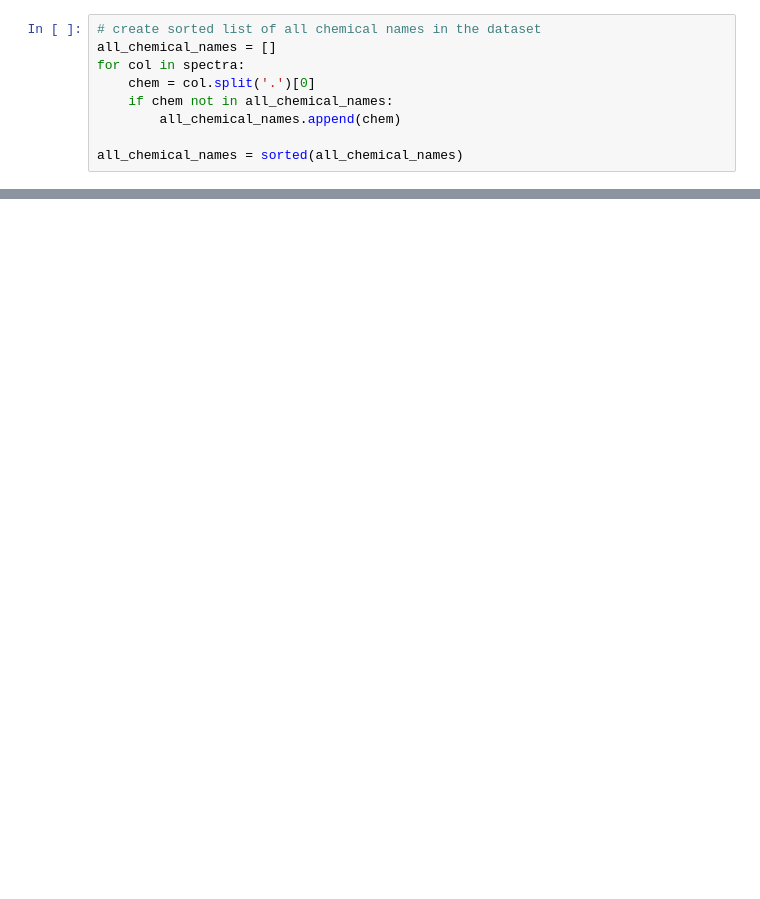
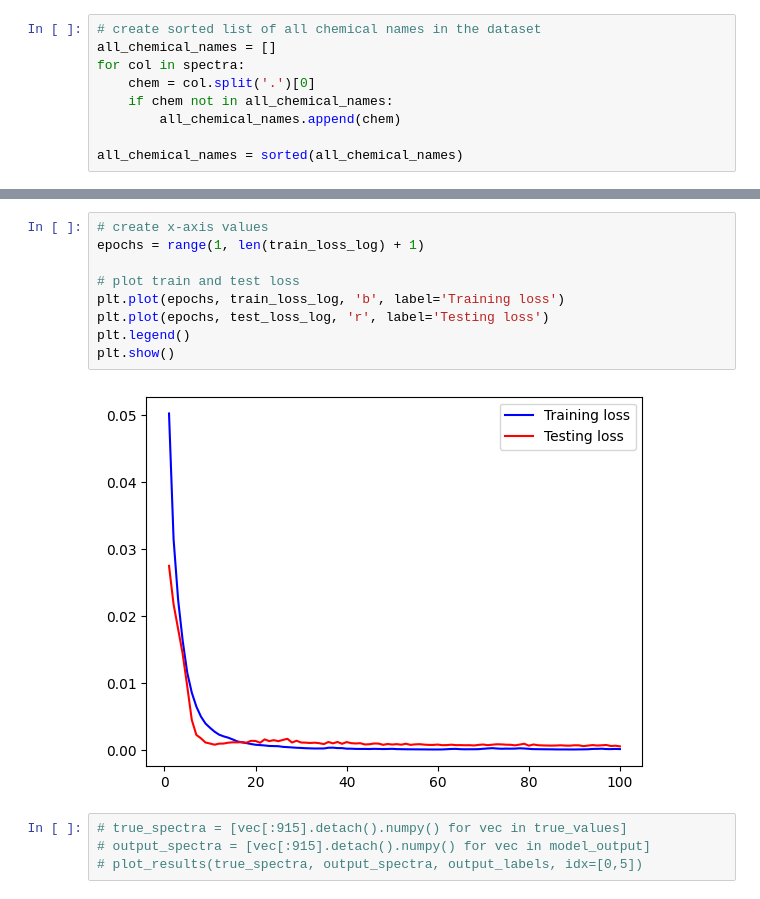
Before and after one commit to CateMerfeld/mass_spec, a Jupyter notebook: single_model/denoiser.ipynb, the cells around one changed output, grey strips where cells are left out. Saved outputs shown, nothing was run; the diff lists cells and outputs as text; blank space fills up the shorter version.

```diff
--- a/single_model/denoiser.ipynb
+++ b/single_model/denoiser.ipynb
@@ -328,2 +377,17 @@ Epoch[200/200], loss: 7.411805563606322e-05
+# %%
+# create x-axis values
+epochs = range(1, len(train_loss_log) + 1)
+
+# plot train and test loss
+plt.plot(epochs, train_loss_log, 'b', label='Training loss')
+plt.plot(epochs, test_loss_log, 'r', label='Testing loss')
+plt.legend()
+plt.show()
+# %% [output]
+[figure, added]
+# %%
+# true_spectra = [vec[:915].detach().numpy() for vec in true_values]
+# output_spectra = [vec[:915].detach().numpy() for vec in model_output]
+# plot_results(true_spectra, output_spectra, output_labels, idx=[0,5])
 # %%
 output_embeddings = [vec[-512:].detach().numpy() for vec in model_output]
```
Also changed, not shown: parts of 32 cells of this notebook, 3 other files.
